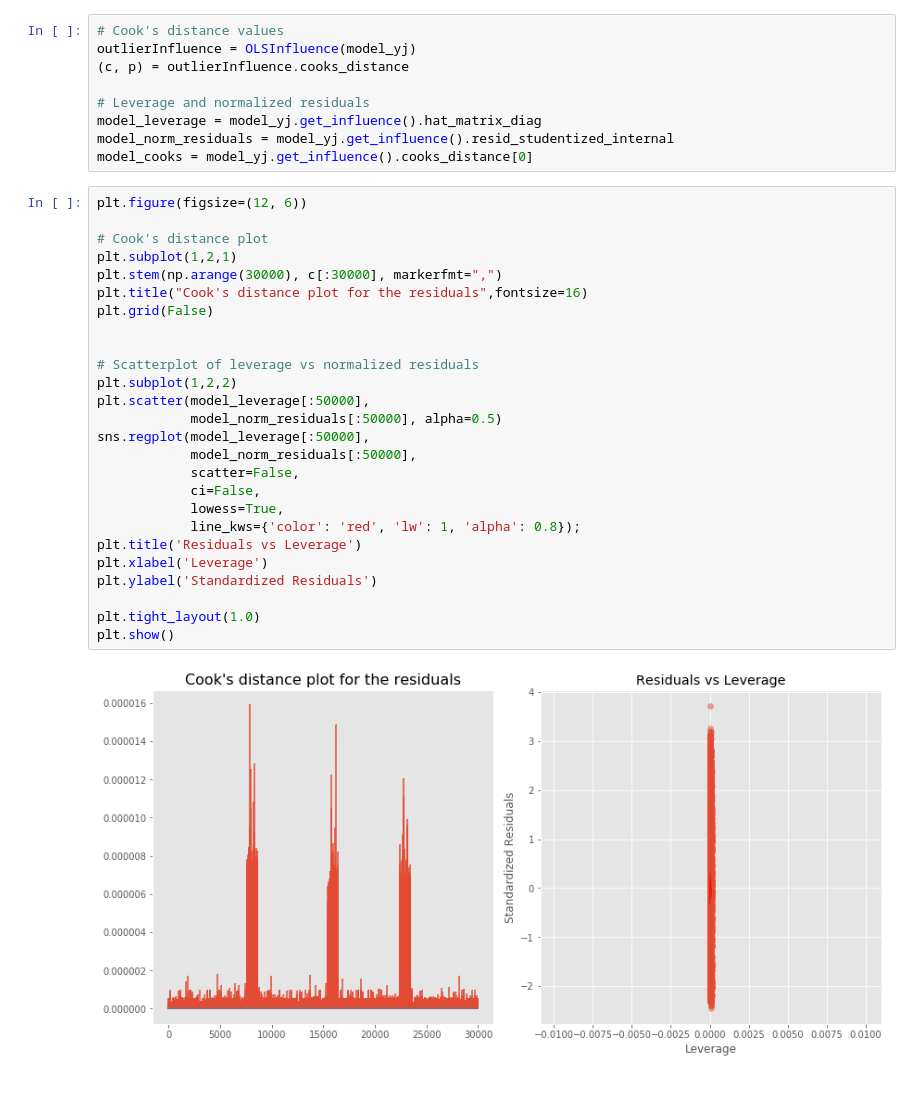
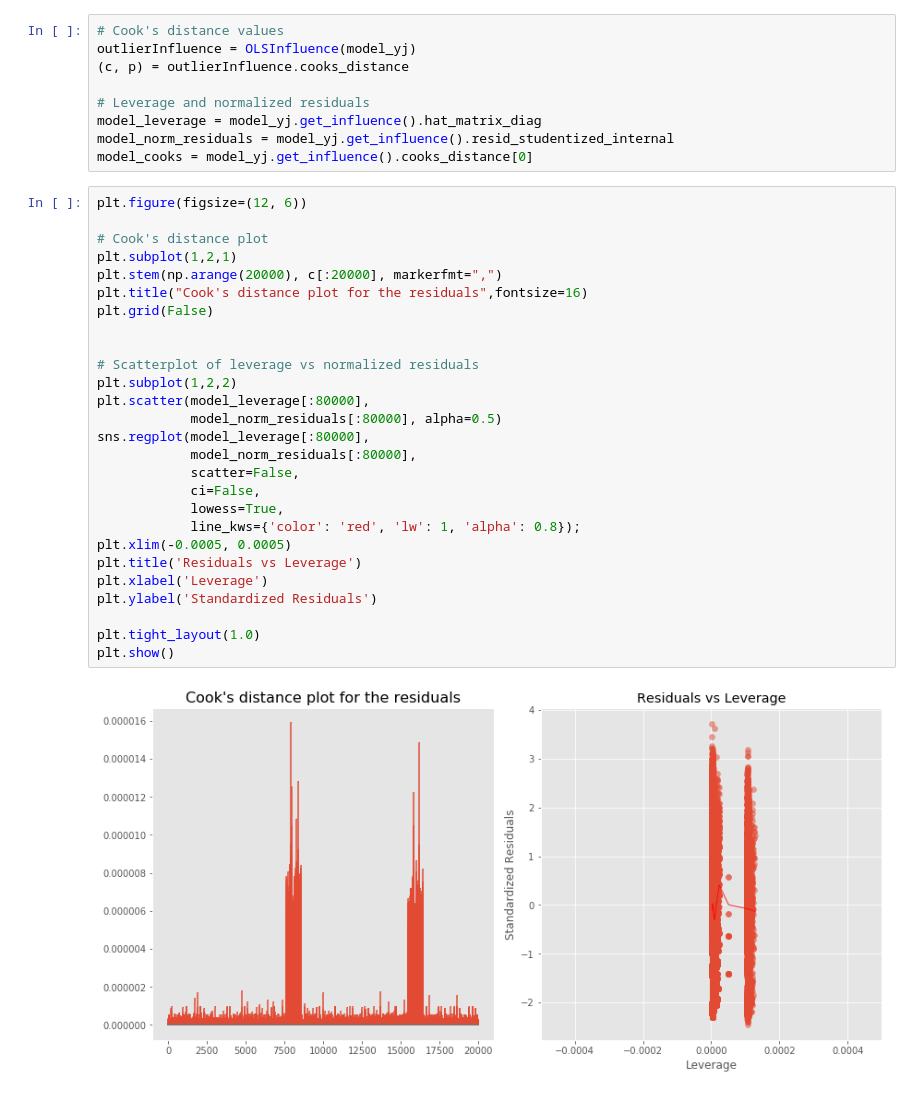
Before and after one commit to TremaMiguel/KaggleCompetitions, a Jupyter notebook: M5_Forecasting/notebooks/M5_Forecasting_CDA.ipynb, the cells around one changed output. Saved outputs shown, nothing was run; the diff lists cells and outputs as text.

```diff
--- a/M5_Forecasting/notebooks/M5_Forecasting_CDA.ipynb
+++ b/M5_Forecasting/notebooks/M5_Forecasting_CDA.ipynb
@@ -435,28 +438,29 @@ model_cooks = model_yj.get_influence().cooks_distance[0]
 # %%
 plt.figure(figsize=(12, 6))
 
 # Cook's distance plot
 plt.subplot(1,2,1)
-plt.stem(np.arange(30000), c[:30000], markerfmt=",")
+plt.stem(np.arange(20000), c[:20000], markerfmt=",")
 plt.title("Cook's distance plot for the residuals",fontsize=16)
 plt.grid(False)
 
 
 # Scatterplot of leverage vs normalized residuals
 plt.subplot(1,2,2)
-plt.scatter(model_leverage[:50000],
-            model_norm_residuals[:50000], alpha=0.5)
-sns.regplot(model_leverage[:50000],
-            model_norm_residuals[:50000],
+plt.scatter(model_leverage[:80000],
+            model_norm_residuals[:80000], alpha=0.5)
+sns.regplot(model_leverage[:80000],
+            model_norm_residuals[:80000],
             scatter=False,
             ci=False,
             lowess=True,
             line_kws={'color': 'red', 'lw': 1, 'alpha': 0.8});
+plt.xlim(-0.0005, 0.0005)
 plt.title('Residuals vs Leverage')
 plt.xlabel('Leverage')
 plt.ylabel('Standardized Residuals')
 
 plt.tight_layout(1.0)
 plt.show()
 # %% [output]
-[figure, old version]
+[figure, new version]
```
Also changed, not shown: parts of 20 cells of this notebook.
